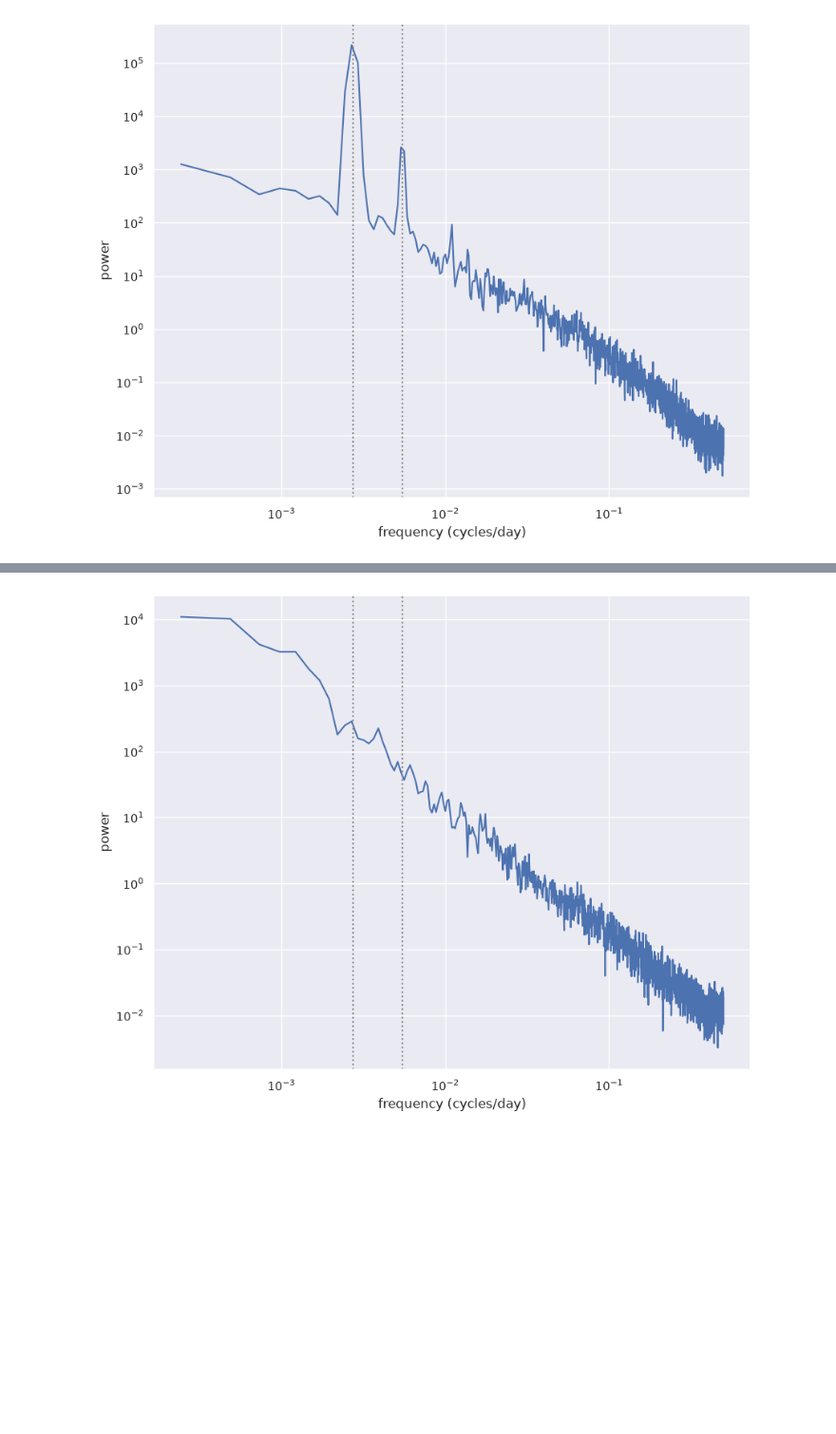
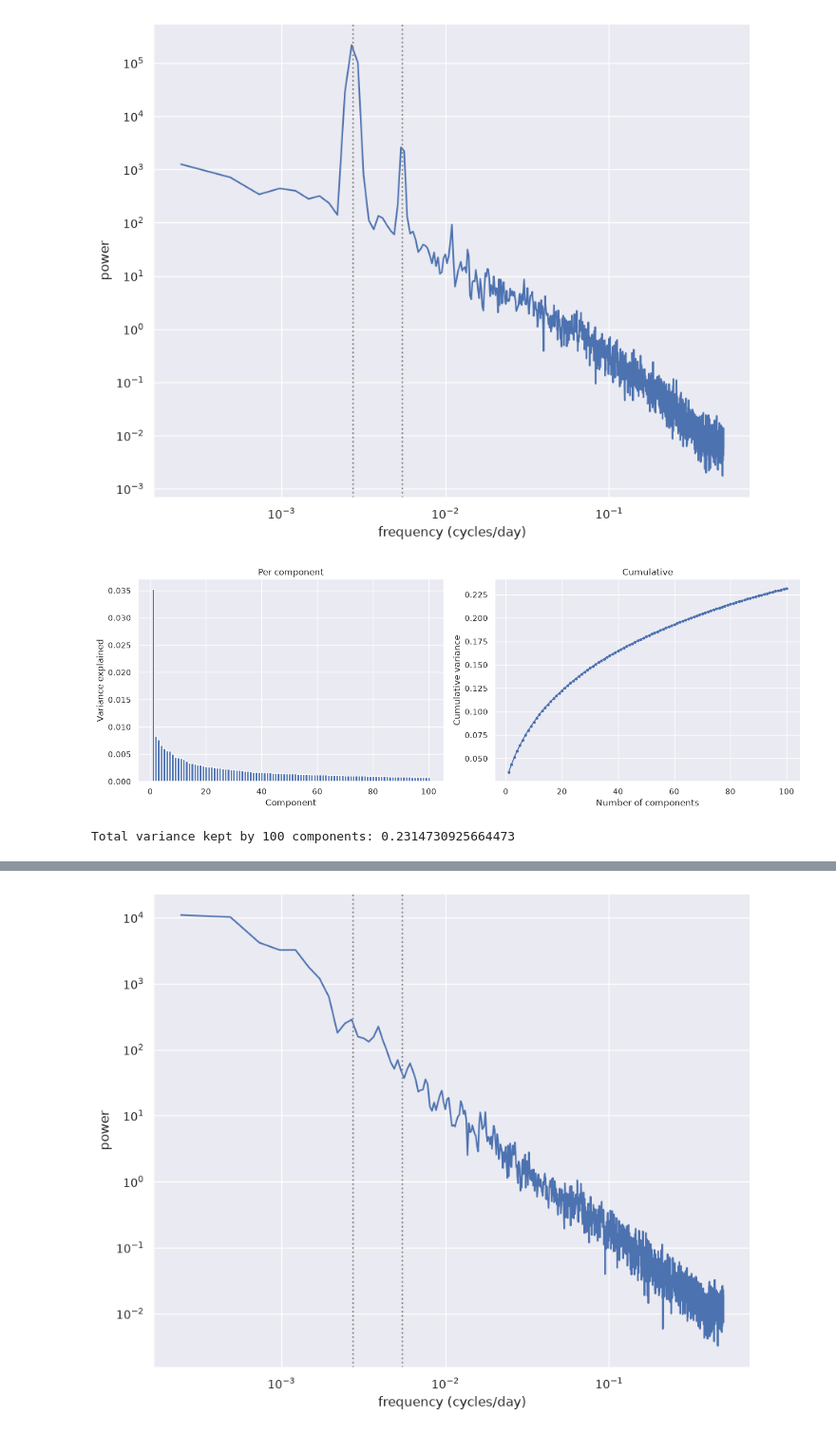
Before and after one commit to itsadhin/Weather-Latent-Space-Clustering, a Jupyter notebook: Weather_cluster.ipynb, the cells around one changed output, grey strips where cells are left out. Shown at 95% size. Cells and saved outputs as stored; diff of their text form; code cells hidden in the pictures; blank space fills up the shorter version.

```diff
--- a/Weather_cluster.ipynb
+++ b/Weather_cluster.ipynb
@@ -245,3 +228,28 @@ explained = ev / ev.sum()
 torch.save(scores_pca_new, "scores_pca_new.pt")
 # %%
 scores_pca_new  = torch.load("scores_pca_new.pt", weights_only=False)
+# %%
+ratio = pca.explained_variance_ratio_
+cum = np.cumsum(ratio)
+
+fig, ax = plt.subplots(1, 2, figsize=(14, 5))
+
+ax[0].bar(range(1, len(ratio) + 1), ratio)
+ax[0].set_xlabel("Component"); ax[0].set_ylabel("Variance explained")
+ax[0].set_title("Per component")
+
+ax[1].plot(range(1, len(cum) + 1), cum, marker="o", ms=3)
+for thr in (0.80, 0.90, 0.95):
+    if cum[-1] >= thr:
+        n = int(np.searchsorted(cum, thr)) + 1
+        ax[1].axhline(thr, ls="--", c="gray", lw=0.8)
+        ax[1].axvline(n, ls=":", c="gray", lw=0.8)
+        print(f"{thr:.0%} variance needs {n} components")
+ax[1].set_xlabel("Number of components"); ax[1].set_ylabel("Cumulative variance")
+ax[1].set_title("Cumulative")
+
+plt.tight_layout(); plt.show()
+print("Total variance kept by 100 components:", cum[-1])
+# %% [output]
+[figure, added]
+Total variance kept by 100 components: 0.2314730925664473
```
Also changed, not shown: parts of 9 cells of this notebook.
